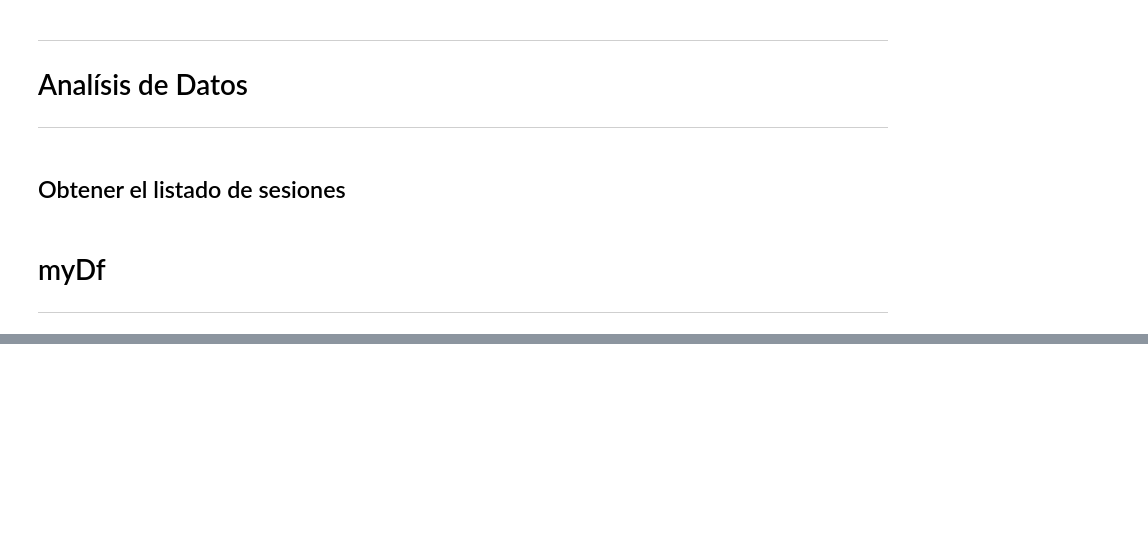
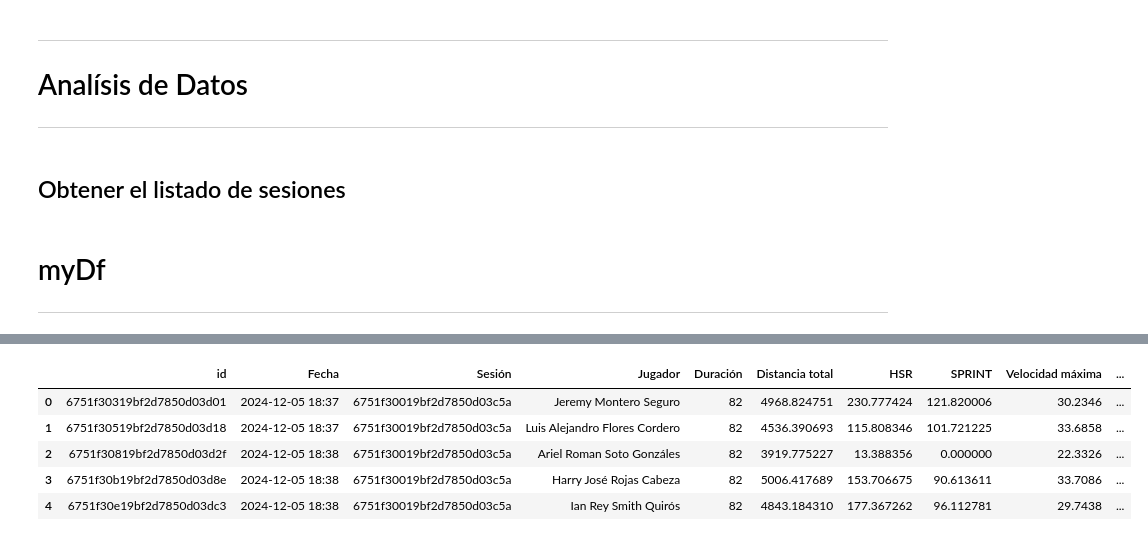
Before and after one commit to Gabriel-Aleman/SFC-DataApp, a Jupyter notebook: noteBook.ipynb, the cells around one changed output, grey strips where cells are left out. Cells and saved outputs as stored; diff of their text form; code cells hidden in the pictures; blank space fills up the shorter version.

```diff
--- a/noteBook.ipynb
+++ b/noteBook.ipynb
@@ -115,0 +78,9 @@ d[d["MD"].isin(['-4 MD', '>-5 MD'])]
+# %%
+a.df.head()
+# %% [output]
+|  | id | Fecha | Sesión | Jugador | Duración | Distancia total | HSR | SPRINT | Velocidad máxima | ... |
+| 0 | 6751f30319bf2d7850d03d01 | 2024-12-05 18:37 | 6751f30019bf2d7850d03c5a | Jeremy Montero Seguro | 82 | 4968.824751 | 230.777424 | 121.820006 | 30.2346 | ... |
+| 1 | 6751f30519bf2d7850d03d18 | 2024-12-05 18:37 | 6751f30019bf2d7850d03c5a | Luis Alejandro Flores Cordero | 82 | 4536.390693 | 115.808346 | 101.721225 | 33.6858 | ... |
+| 2 | 6751f30819bf2d7850d03d2f | 2024-12-05 18:38 | 6751f30019bf2d7850d03c5a | Ariel Roman Soto Gonzáles | 82 | 3919.775227 | 13.388356 | 0.000000 | 22.3326 | ... |
+| 3 | 6751f30b19bf2d7850d03d8e | 2024-12-05 18:38 | 6751f30019bf2d7850d03c5a | Harry José Rojas Cabeza | 82 | 5006.417689 | 153.706675 | 90.613611 | 33.7086 | ... |
+| 4 | 6751f30e19bf2d7850d03dc3 | 2024-12-05 18:38 | 6751f30019bf2d7850d03c5a | Ian Rey Smith Quirós | 82 | 4843.184310 | 177.367262 | 96.112781 | 29.7438 | ... |
```
Also changed, not shown: parts of 15 cells of this notebook, 7 other files.
